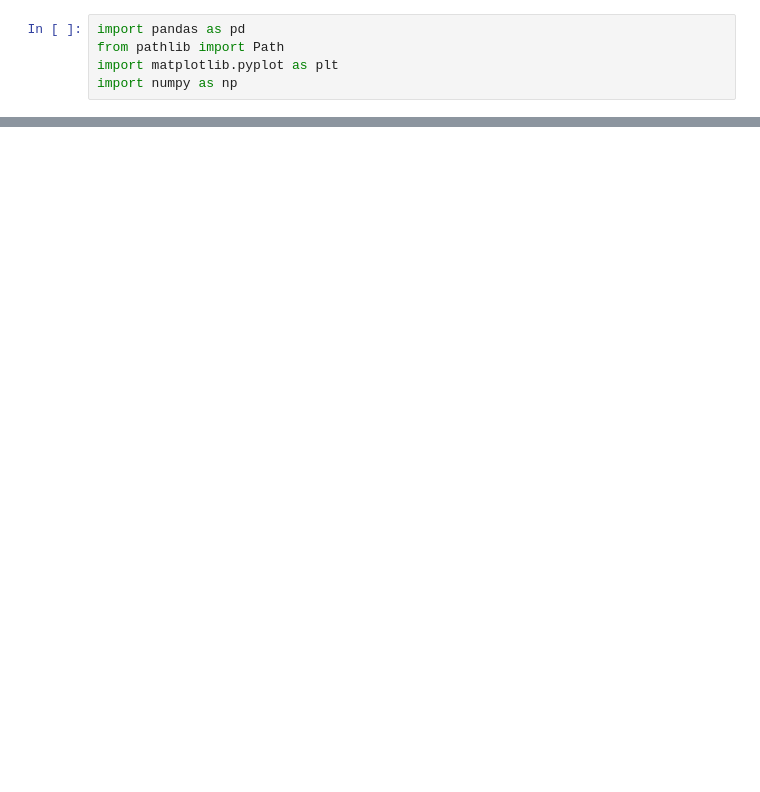
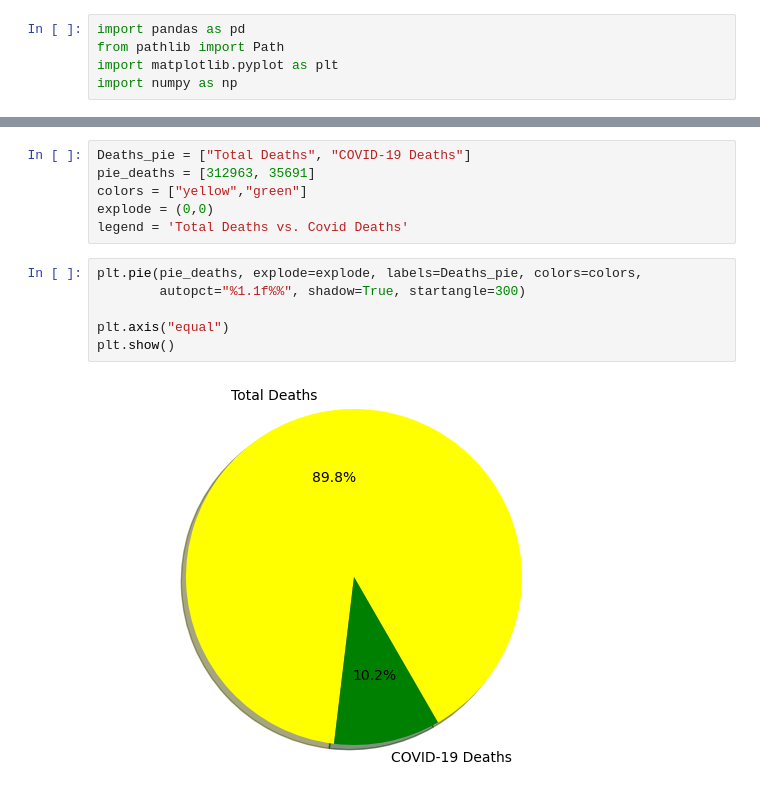
Before and after one commit to JTurk17/Team4_Project1, a Jupyter notebook: NJ_CovidDF copy.ipynb, the cells around one changed output, grey strips where cells are left out. Cells and saved outputs as stored; diff of their text form; blank space fills up the shorter version.

```diff
--- a/NJ_CovidDF copy.ipynb
+++ b/NJ_CovidDF copy.ipynb
@@ -233,0 +130,14 @@ Age_Total_Deaths = pd.DataFrame(
+# %%
+Deaths_pie = ["Total Deaths", "COVID-19 Deaths"]
+pie_deaths = [312963, 35691]
+colors = ["yellow","green"]
+explode = (0,0)
+legend = 'Total Deaths vs. Covid Deaths'
+# %%
+plt.pie(pie_deaths, explode=explode, labels=Deaths_pie, colors=colors,
+        autopct="%1.1f%%", shadow=True, startangle=300)
+
+plt.axis("equal")
+plt.show()
+# %% [output]
+[figure, added]
```
Also changed, not shown: parts of 40 cells of this notebook, 1 other file.
